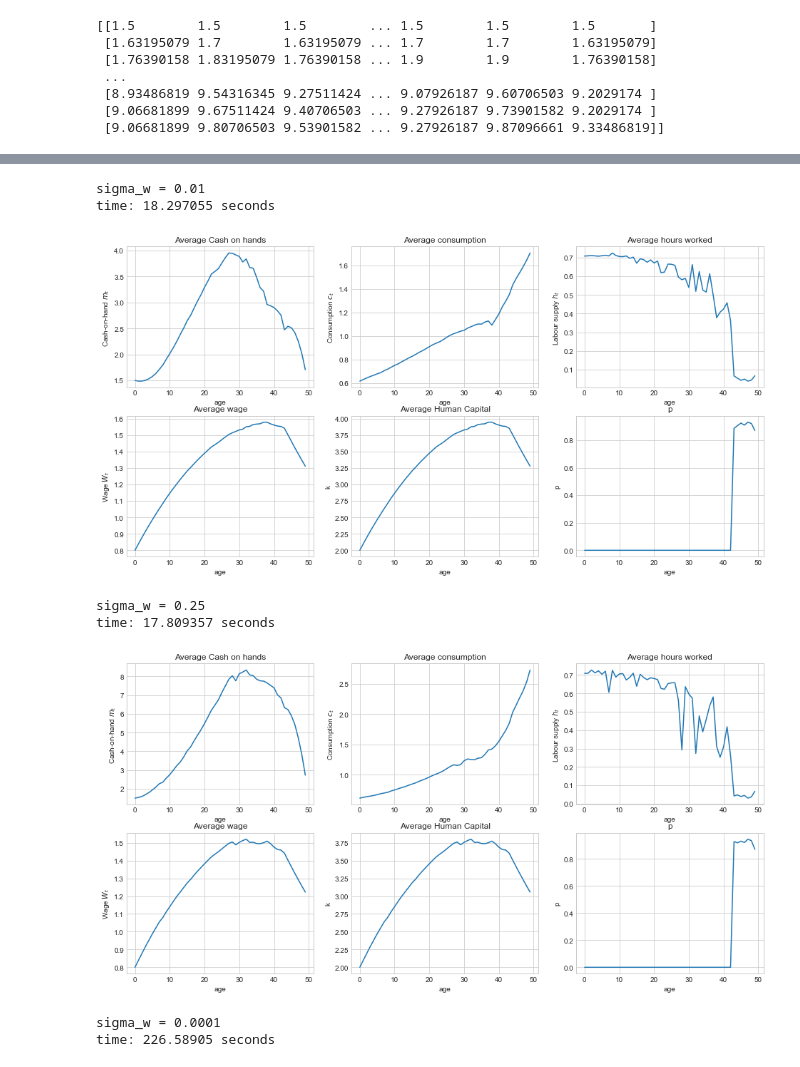
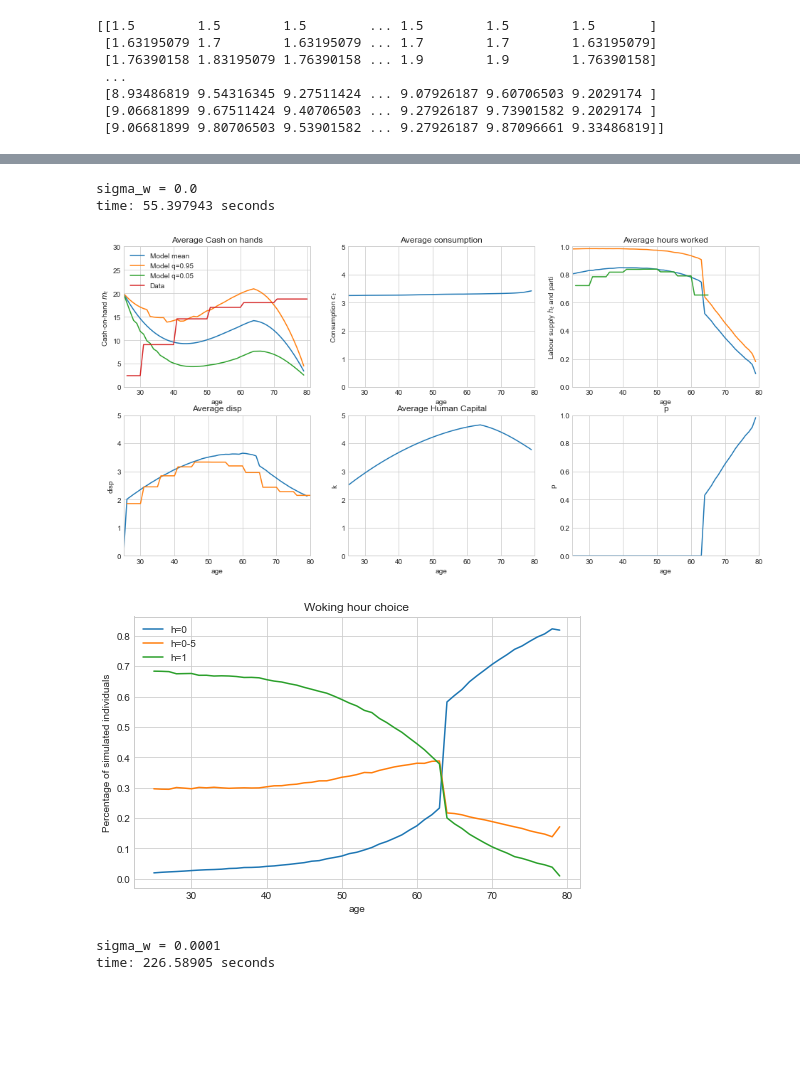
Before and after one commit to HaraldGrevsen/DynamicprogrammingTermpaper, a Jupyter notebook: Harald/SIMULATE VISU.ipynb, the cells around one changed output, grey strips where cells are left out. Cells and saved outputs as stored; diff of their text form; code cells hidden in the pictures; blank space fills up the shorter version.

```diff
--- a/Harald/SIMULATE VISU.ipynb
+++ b/Harald/SIMULATE VISU.ipynb
@@ -117,6 +117,14 @@ k=0.0409
  [8.93486819 9.54316345 9.27511424 ... 9.07926187 9.60706503 9.2029174 ]
  [9.06681899 9.67511424 9.40706503 ... 9.27926187 9.73901582 9.2029174 ]
  [9.06681899 9.80706503 9.53901582 ... 9.27926187 9.87096661 9.33486819]]
+# %%
+#DATA
+t_h = range(26,66)
+Data_h    = [0.722,0.722,0.722,0.722,0.722,0.785,0.785,0.785,0.785,0.785,0.818,0.818,0.818,0.818,0.818,0.838,0.838,0.838,0.838,0.838,0.839,0.839,0.839,0.839,0.839,0.82,0.82,0.82,0.82,0.82,0.791,0.791,0.791,0.791,0.791,0.655,0.655,0.655,0.655,0.655]
+t_w = range(26,81)
+Data_disp = [1.85761, 1.85761, 1.85761, 1.85761, 1.85761, 2.45173, 2.45173, 2.45173, 2.45173, 2.45173, 2.84421, 2.84421, 2.84421, 2.84421, 2.84421, 3.16216, 3.16216, 3.16216, 3.16216, 3.16216, 3.33317, 3.33317, 3.33317, 3.33317, 3.33317, 3.33049, 3.33049, 3.33049, 3.33049, 3.33049, 3.1961, 3.1961, 3.1961, 3.1961, 3.1961, 2.95965, 2.95965, 2.95965, 2.95965, 2.95965, 2.43745, 2.43745, 2.43745, 2.43745, 2.43745, 2.28074, 2.28074, 2.28074, 2.28074, 2.28074, 2.14874, 2.14874, 2.14874, 2.14874, 2.14874]
+t_m = range(26,81)
+Data_cash = [2.441, 2.441, 2.441, 2.441, 2.441, 9.06466, 9.06466, 9.06466, 9.06466, 9.06466, 9.06466, 9.06466, 9.06466, 9.06466, 9.06466, 14.56911, 14.56911, 14.56911, 14.56911, 14.56911, 14.56911, 14.56911, 14.56911, 14.56911, 14.56911, 17.01861, 17.01861, 17.01861, 17.01861, 17.01861, 17.01861, 17.01861, 17.01861, 17.01861, 17.01861, 18.02451, 18.02451, 18.02451, 18.02451, 18.02451, 18.02451, 18.02451, 18.02451, 18.02451, 18.02451, 18.80253, 18.80253, 18.80253, 18.80253, 18.80253, 18.80253, 18.80253, 18.80253, 18.80253, 18.80253]
 # %%
 def figure_dashboard(par,sim):
     fig = plt.figure(figsize=(16,8))
@@ -163,31 +191,65 @@ figure_dashboard(model.par,model.sim)
 # %%
 #constructing a dashboard for parameter tuning:
 #sigma_epsilon = [0.3]
-sigma_w = [0.01,0.25]
+sigma_w = [0.000]
+#To = [35,37]
 #kappa = [0.4]
 
 for i,val in enumerate(sigma_w):
     t0 = time.time()
     model = model_dc_multidim()
     model.setup()
-    model.par.kappa = 0.4
+    model.par.To = 35
+    model.par.r = 0
+    model.par.beta = 1
     model.par.sigma_w = val
     model.par.phi3 = 0.97
-    model.par.k_start = 2
-    model.par.m_start = 1.5
+    model.par.rho = 0.2
+    model.par.P = 1.2
+    model.par.b = 2
+    model.par.k_start = 2.5
+    model.par.m_start = 20
     model.create_grids()
     model.solve()
     model.simulate()
+    #print(f'To = {val} dvs {val+25}år')
     print(f'sigma_w = {val:.3}')
     t1 = time.time() # set the ending time
     print(f'time: {t1-t0:.8} seconds') # print the total time
     figure_dashboard(model.par,model.sim)
 # %% [output]
-sigma_w = 0.01
-time: 18.297055 seconds
+sigma_w = 0.0
+time: 55.397943 seconds
-[figure, old version]
+[figure, new version]
-sigma_w = 0.25
-time: 17.809357 seconds
-[figure, removed]
+# %%
+## Figure
+shape = (model.par.simT, model.par.simN)
+notworking = np.zeros(shape)
+parttime = notworking + 0.5
+fulltime = notworking + 1
+
+shape2 = (model.par.simT, 1)
+nw = np.nan + np.zeros(shape2)
+pt = np.nan + np.zeros(shape2)
+ft = np.nan + np.zeros(shape2)
+
+for t in range(model.par.simT):
+    nw[t] = np.mean(model.sim.h[t] == notworking[t])
+    pt[t] = np.mean(model.sim.h[t] == parttime[t])
+    ft[t] = np.mean(model.sim.h[t] == fulltime[t])
+
+
+fig = plt.figure(figsize=(8,5))
+ax = fig.add_subplot(1,1,1)
+ax.plot(np.arange(model.par.simT)+25,nw, label='h=0')
+ax.plot(np.arange(model.par.simT)+25,pt, label='h=0-5')
+ax.plot(np.arange(model.par.simT)+25,ft, label='h=1')
+ax.set_xlabel(f"age")
+ax.set_ylabel(f"Percentage of simulated individuals")
+ax.set_title(f'Woking hour choice')
+plt.legend()
+plt.show()
+# %% [output]
+[figure, added]
 # %%
 ########### SKRIV HER ##################
```
Also changed, not shown: parts of 4 cells of this notebook, 6 other files.
